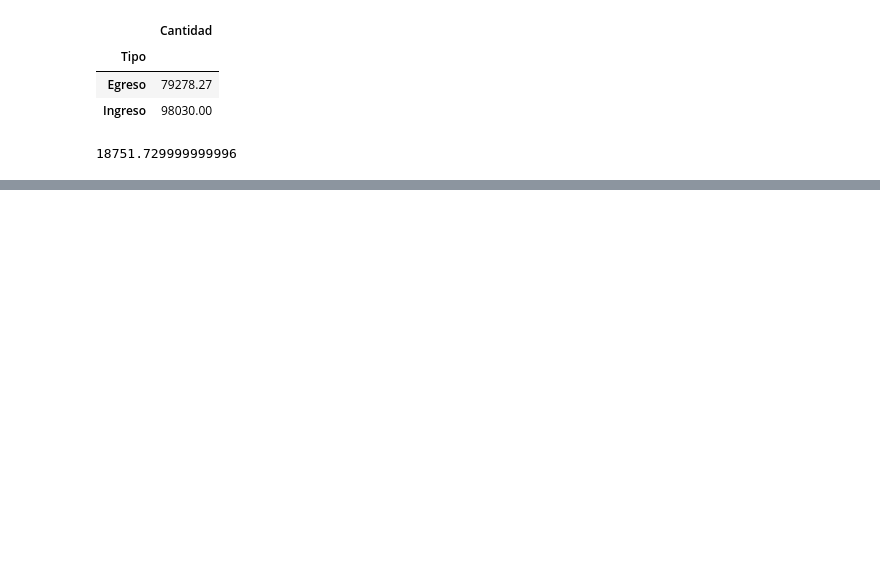
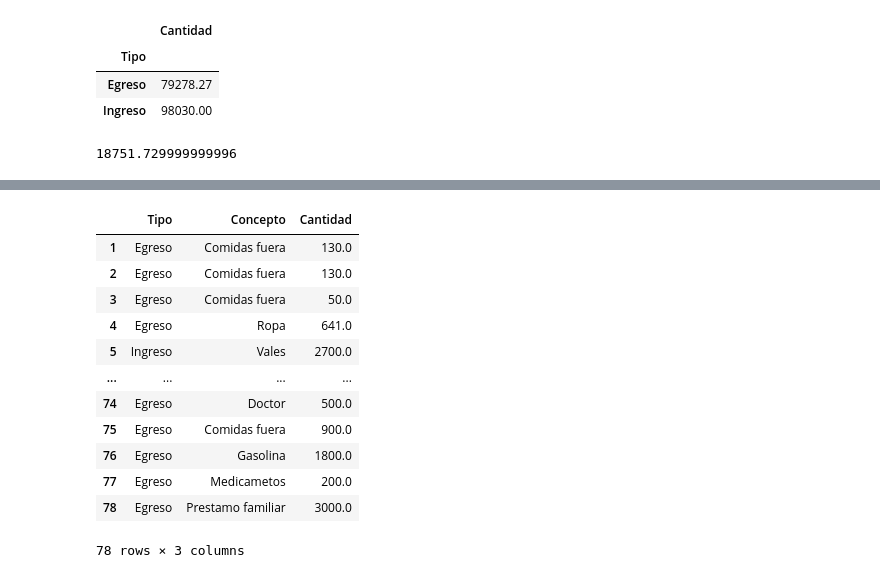
Before and after one commit to EdgarZar18/FINANZAS_PERSONALES_CP, a Jupyter notebook: Codigo/draframes_limpieza.ipynb, the cells around one changed output, grey strips where cells are left out. Cells and saved outputs as stored; diff of their text form; code cells hidden in the pictures; blank space fills up the shorter version.

Commit message:
Creacion de df para concepto y cantidad egreso

```diff
--- a/Codigo/draframes_limpieza.ipynb
+++ b/Codigo/draframes_limpieza.ipynb
@@ -196,0 +212,17 @@ remanente
+# %%
+new_df = ei_limpio [['Tipo','Concepto','Cantidad']]
+new_df
+# %% [output]
+|  | Tipo | Concepto | Cantidad |
+| 1 | Egreso | Comidas fuera | 130.0 |
+| 2 | Egreso | Comidas fuera | 130.0 |
+| 3 | Egreso | Comidas fuera | 50.0 |
+| 4 | Egreso | Ropa | 641.0 |
+| 5 | Ingreso | Vales | 2700.0 |
+| ... | ... | ... | ... |
+| 74 | Egreso | Doctor | 500.0 |
+| 75 | Egreso | Comidas fuera | 900.0 |
+| 76 | Egreso | Gasolina | 1800.0 |
+| 77 | Egreso | Medicametos | 200.0 |
+| 78 | Egreso | Prestamo familiar | 3000.0 |
+78 rows × 3 columns
```
Also changed, not shown: parts of 4 cells of this notebook.
